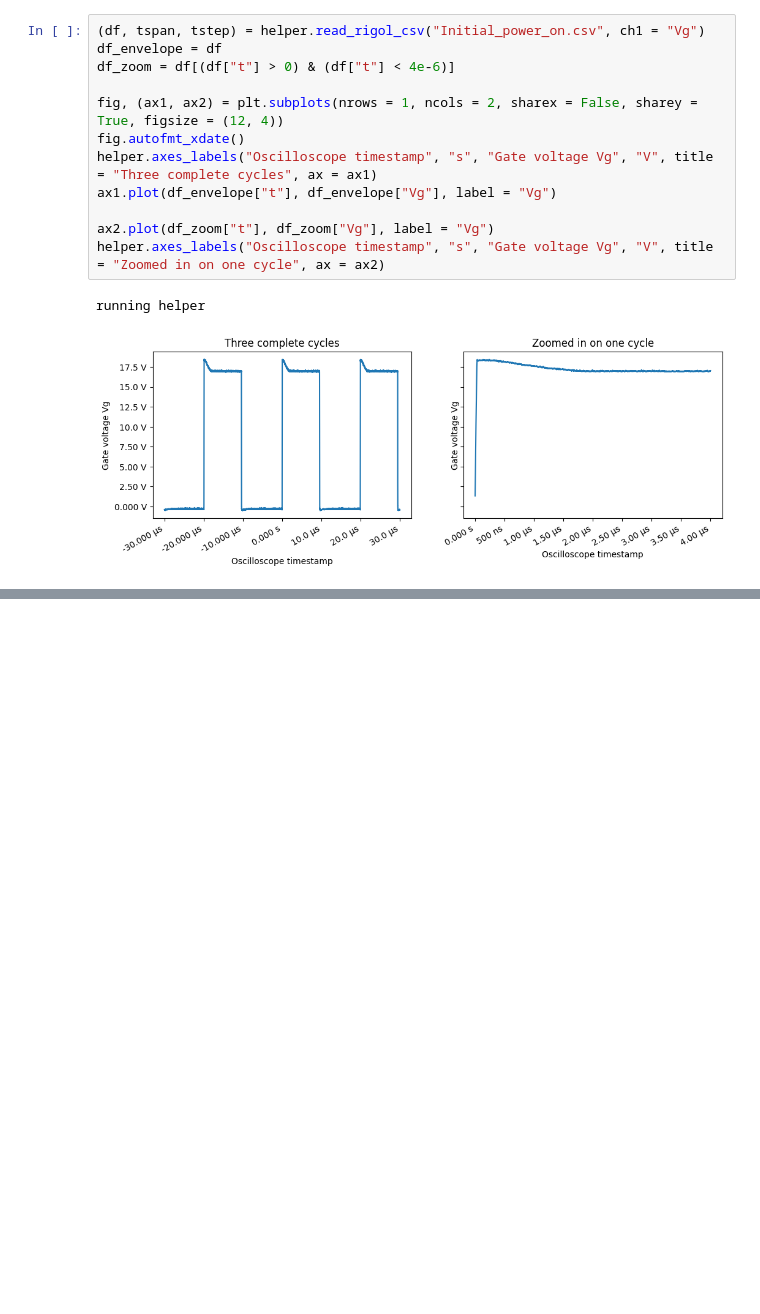
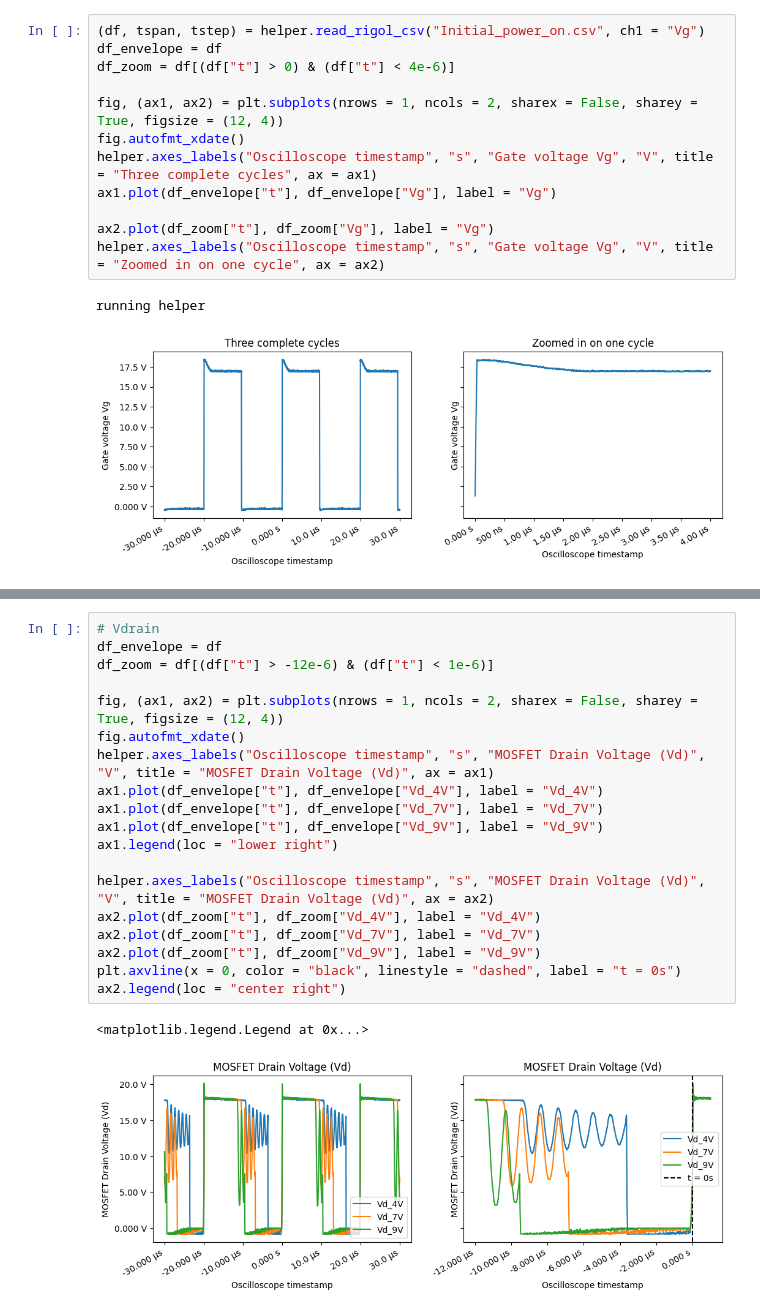
Before and after one commit to ianeyk/power-electronics, a Jupyter notebook: Lab 3/lab3_report.ipynb, the cells around one changed output, grey strips where cells are left out. Saved outputs shown, nothing was run; the diff lists cells and outputs as text; blank space fills up the shorter version.

```diff
--- a/Lab 3/lab3_report.ipynb
+++ b/Lab 3/lab3_report.ipynb
@@ -76,0 +91,22 @@ running helper
+# %%
+# Vdrain
+df_envelope = df
+df_zoom = df[(df["t"] > -12e-6) & (df["t"] < 1e-6)]
+
+fig, (ax1, ax2) = plt.subplots(nrows = 1, ncols = 2, sharex = False, sharey = True, figsize = (12, 4))
+fig.autofmt_xdate()
+helper.axes_labels("Oscilloscope timestamp", "s", "MOSFET Drain Voltage (Vd)", "V", title = "MOSFET Drain Voltage (Vd)", ax = ax1)
+ax1.plot(df_envelope["t"], df_envelope["Vd_4V"], label = "Vd_4V")
+ax1.plot(df_envelope["t"], df_envelope["Vd_7V"], label = "Vd_7V")
+ax1.plot(df_envelope["t"], df_envelope["Vd_9V"], label = "Vd_9V")
+ax1.legend(loc = "lower right")
+
+helper.axes_labels("Oscilloscope timestamp", "s", "MOSFET Drain Voltage (Vd)", "V", title = "MOSFET Drain Voltage (Vd)", ax = ax2)
+ax2.plot(df_zoom["t"], df_zoom["Vd_4V"], label = "Vd_4V")
+ax2.plot(df_zoom["t"], df_zoom["Vd_7V"], label = "Vd_7V")
+ax2.plot(df_zoom["t"], df_zoom["Vd_9V"], label = "Vd_9V")
+plt.axvline(x = 0, color = "black", linestyle = "dashed", label = "t = 0s")
+ax2.legend(loc = "center right")
+# %% [output]
+<matplotlib.legend.Legend at 0x...>
+[figure, added]
```
Also changed, not shown: parts of 10 cells of this notebook, 3 other files.
